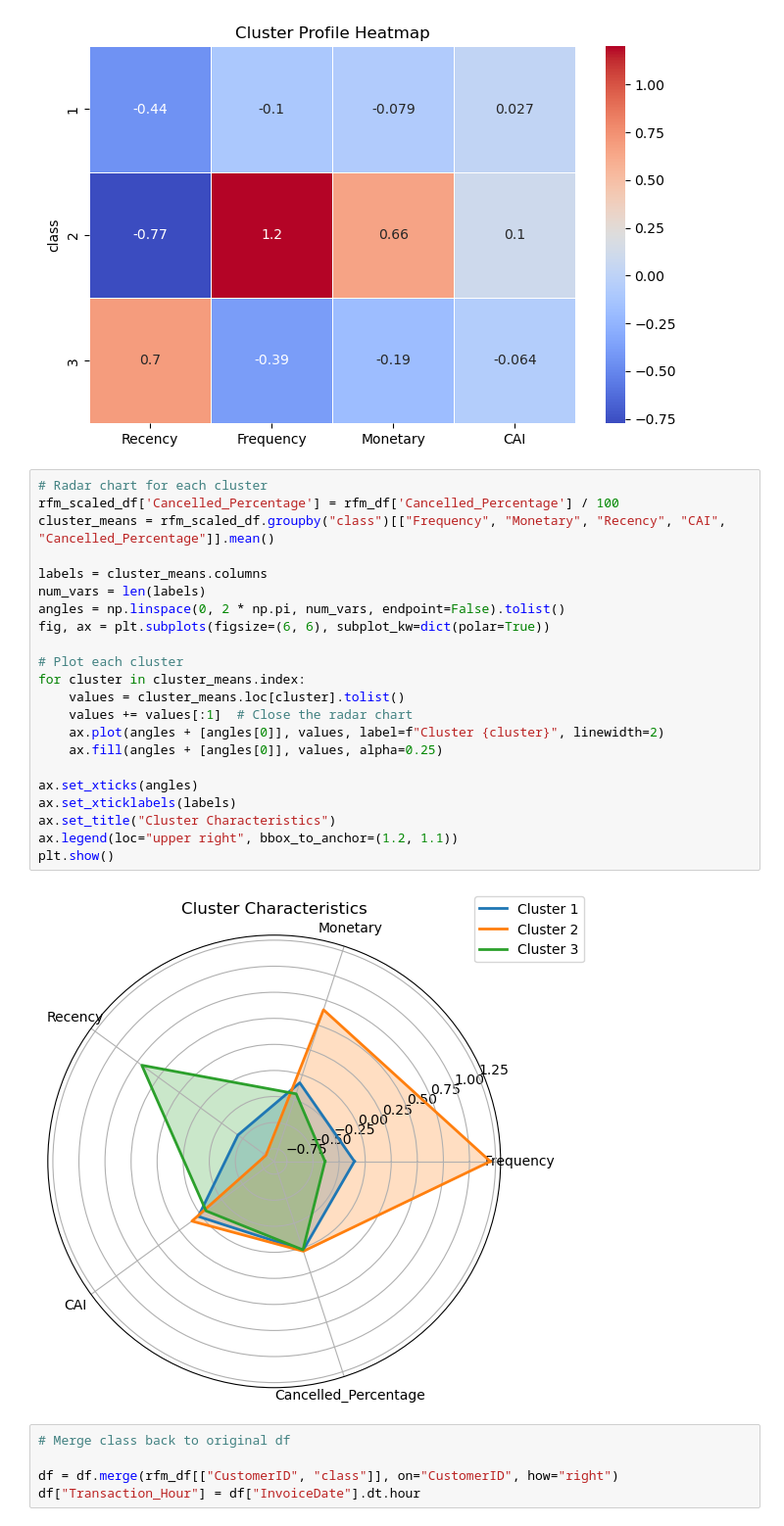
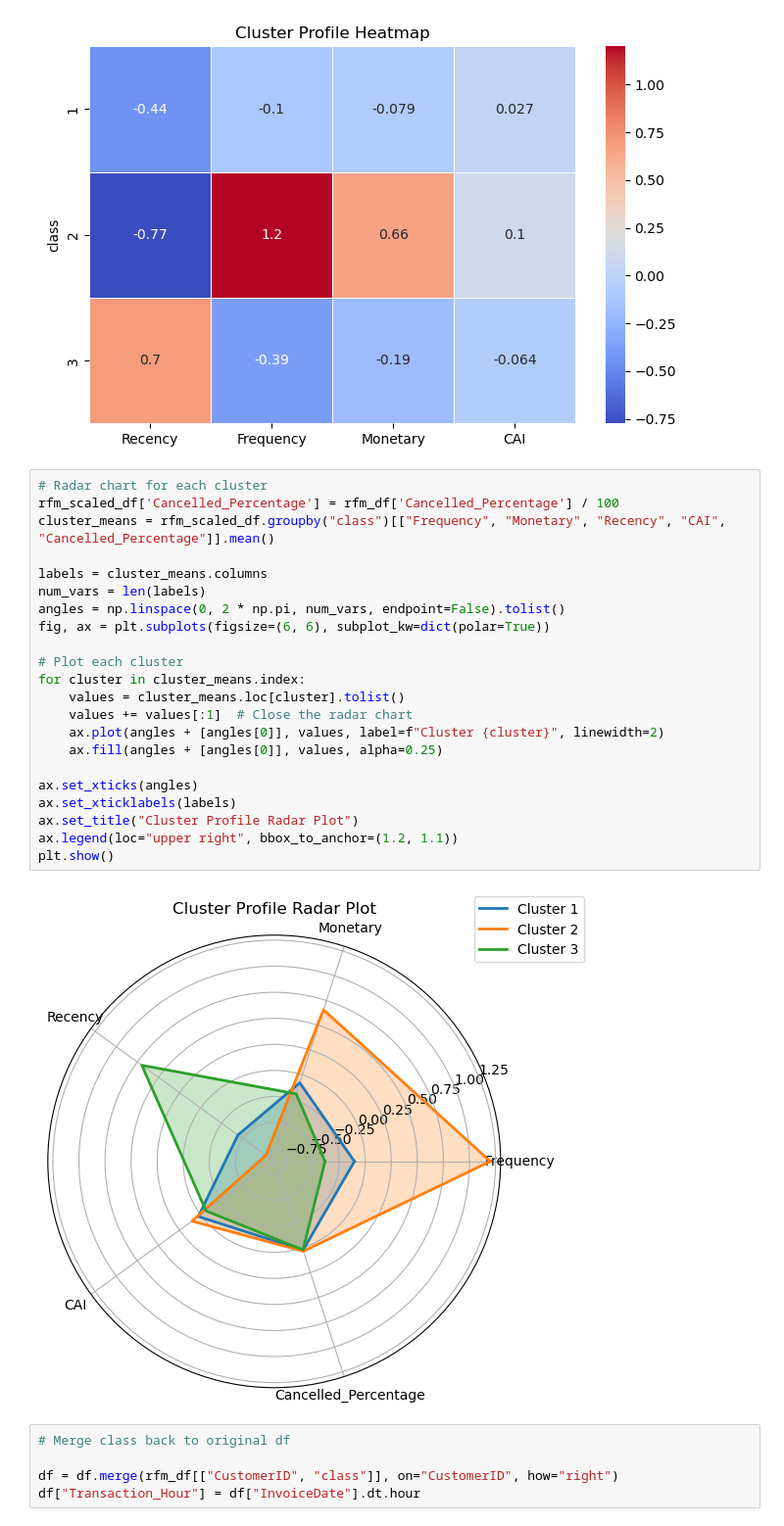
Before and after one commit to cjw612/Customer_Clustering_Business_Report, a Jupyter notebook: Segmentation.ipynb, the cells around one changed output. Shown at 98% size. Drawn from its saved outputs; the diff is of its cells as text.

```diff
--- a/Segmentation.ipynb
+++ b/Segmentation.ipynb
@@ -325,27 +325,27 @@ plt.show()
 # %%
 # Radar chart for each cluster
 rfm_scaled_df['Cancelled_Percentage'] = rfm_df['Cancelled_Percentage'] / 100
 cluster_means = rfm_scaled_df.groupby("class")[["Frequency", "Monetary", "Recency", "CAI", "Cancelled_Percentage"]].mean()
 
 labels = cluster_means.columns
 num_vars = len(labels)
 angles = np.linspace(0, 2 * np.pi, num_vars, endpoint=False).tolist()
 fig, ax = plt.subplots(figsize=(6, 6), subplot_kw=dict(polar=True))
 
 # Plot each cluster
 for cluster in cluster_means.index:
     values = cluster_means.loc[cluster].tolist()
     values += values[:1]  # Close the radar chart
     ax.plot(angles + [angles[0]], values, label=f"Cluster {cluster}", linewidth=2)
     ax.fill(angles + [angles[0]], values, alpha=0.25)
 
 ax.set_xticks(angles)
 ax.set_xticklabels(labels)
-ax.set_title("Cluster Characteristics")
+ax.set_title("Cluster Profile Radar Plot")
 ax.legend(loc="upper right", bbox_to_anchor=(1.2, 1.1))
 plt.show()
 # %% [output]
-[figure, old version]
+[figure, new version]
 # %%
 # Merge class back to original df
 
```
